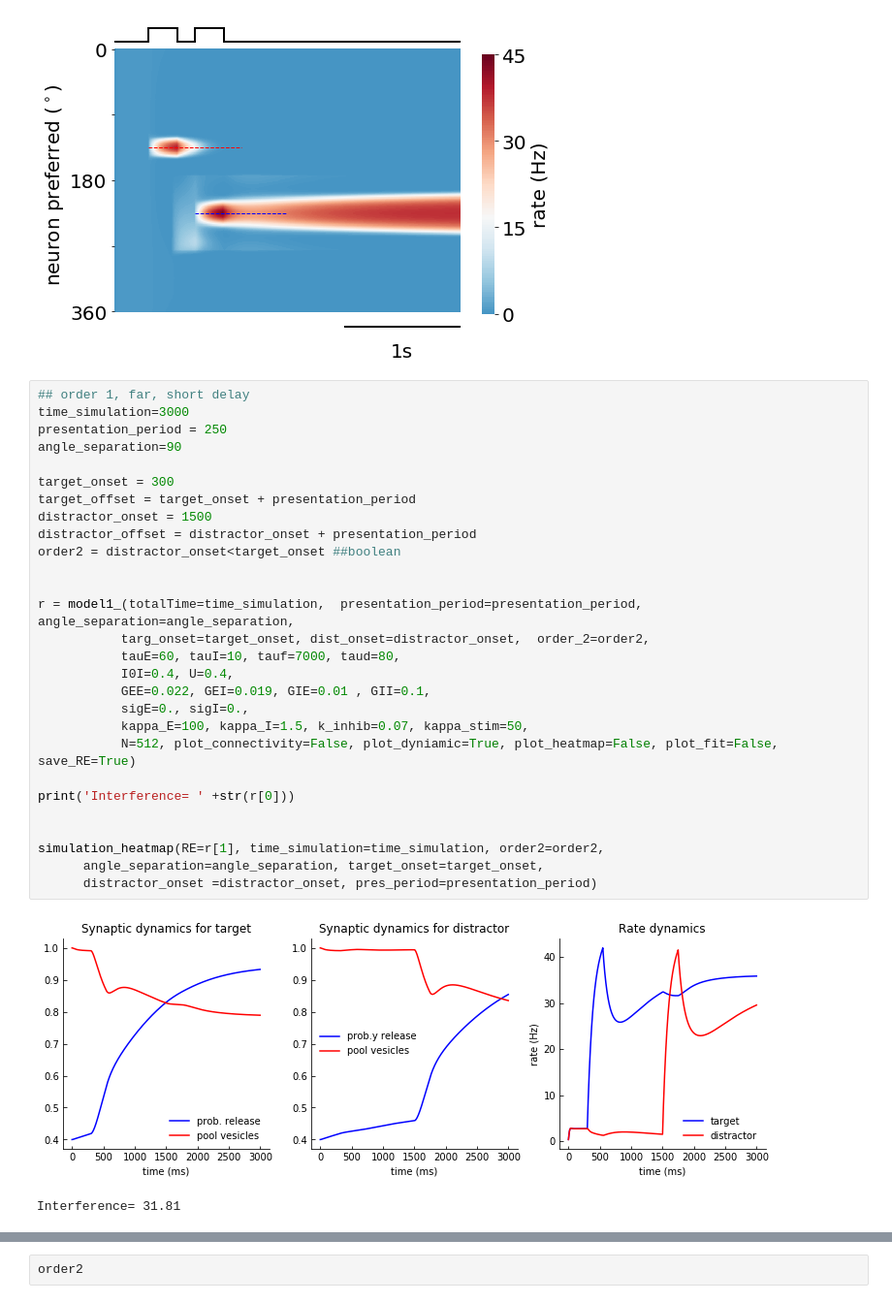
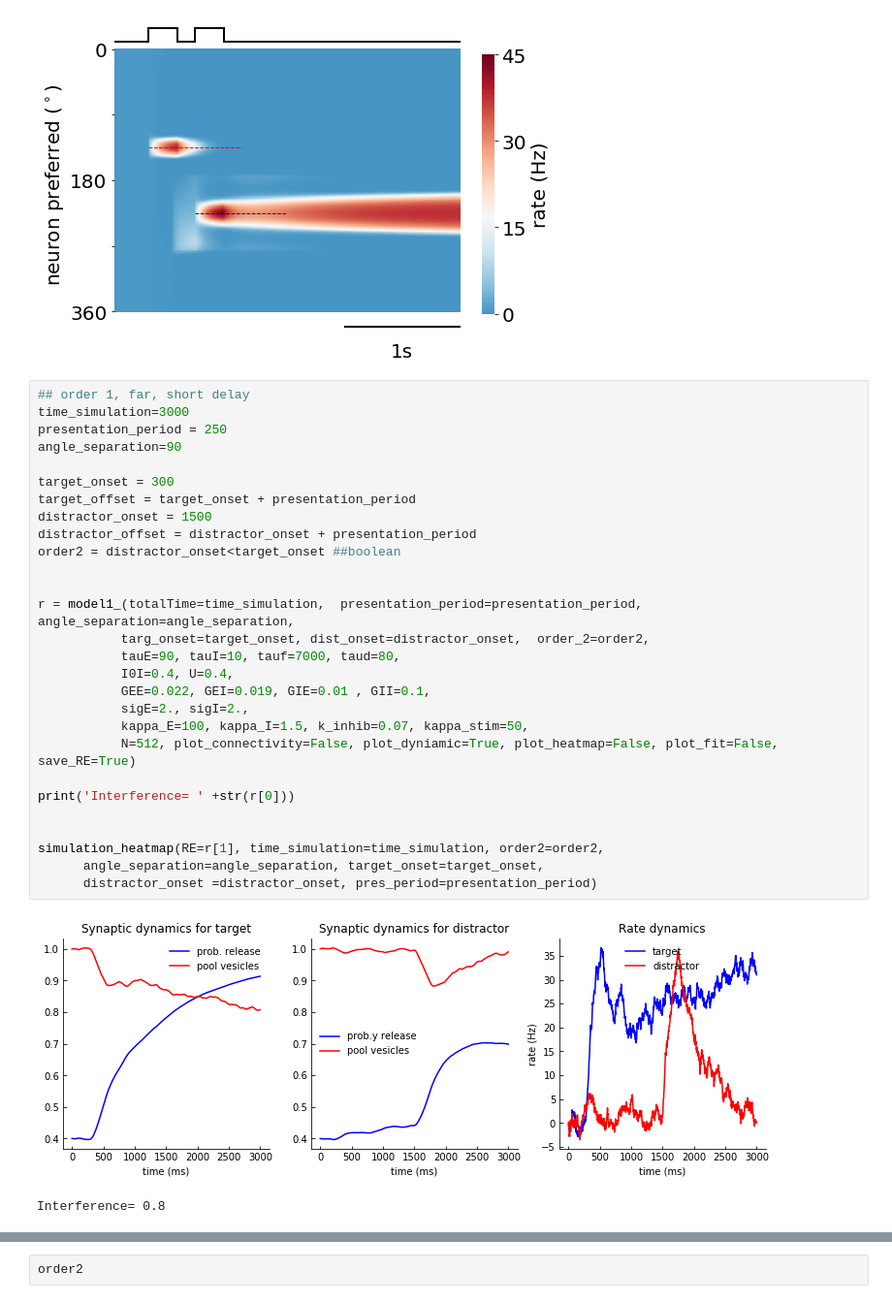
Before and after one commit to davidbestue/wm_distractor_filtering, a Jupyter notebook: Modeling/PSA_o2_regime/Examples.ipynb, the cells around one changed output, grey strips where cells are left out. Shown at 97% size. Saved outputs shown, nothing was run; the diff lists cells and outputs as text.

```diff
--- a/Modeling/PSA_o2_regime/Examples.ipynb
+++ b/Modeling/PSA_o2_regime/Examples.ipynb
@@ -340,31 +340,31 @@ Interference= -0.73
 # %%
 ## order 1, far, short delay
 time_simulation=3000
 presentation_period = 250
 angle_separation=90
 
 target_onset = 300
 target_offset = target_onset + presentation_period
 distractor_onset = 1500
 distractor_offset = distractor_onset + presentation_period
 order2 = distractor_onset<target_onset ##boolean
 
 
 r = model1_(totalTime=time_simulation,  presentation_period=presentation_period,  angle_separation=angle_separation,
            targ_onset=target_onset, dist_onset=distractor_onset,  order_2=order2,
-           tauE=60, tauI=10, tauf=7000, taud=80,
+           tauE=90, tauI=10, tauf=7000, taud=80,
            I0I=0.4, U=0.4,
            GEE=0.022, GEI=0.019, GIE=0.01 , GII=0.1,
-           sigE=0., sigI=0.,
+           sigE=2., sigI=2.,
            kappa_E=100, kappa_I=1.5, k_inhib=0.07, kappa_stim=50,
            N=512, plot_connectivity=False, plot_dyniamic=True, plot_heatmap=False, plot_fit=False, save_RE=True)
 
 print('Interference= ' +str(r[0]))
 
 
 simulation_heatmap(RE=r[1], time_simulation=time_simulation, order2=order2,
       angle_separation=angle_separation, target_onset=target_onset,
       distractor_onset =distractor_onset, pres_period=presentation_period)
 # %% [output]
-[figure, old version]
+[figure, new version]
-Interference= 31.81
+Interference= 0.8
```
Also changed, not shown: parts of 1 cell of this notebook, 1 other file.
